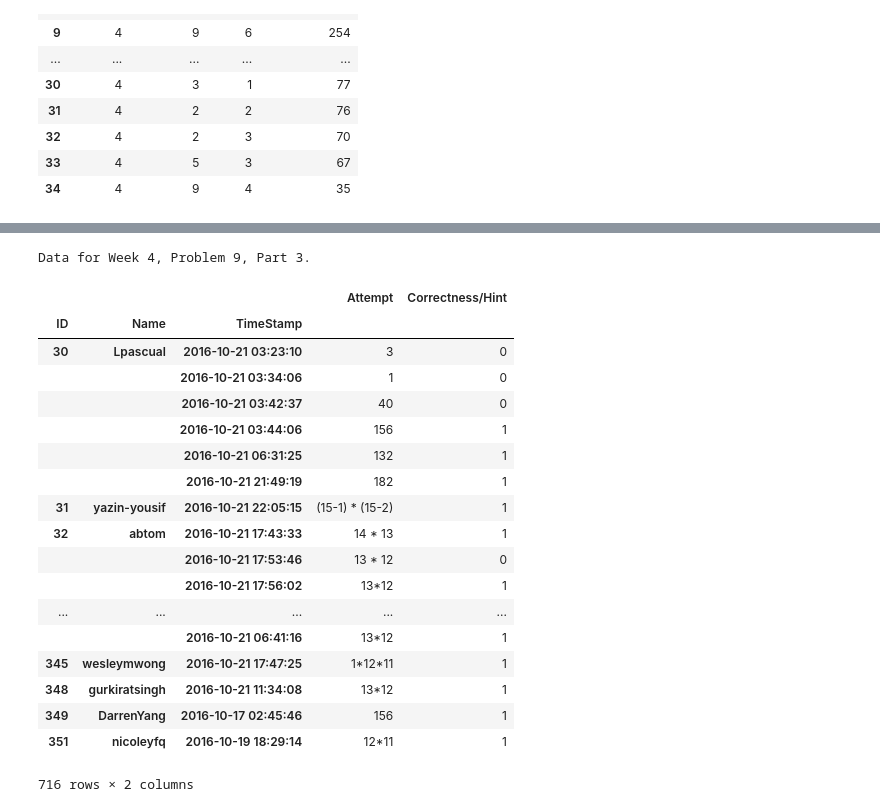
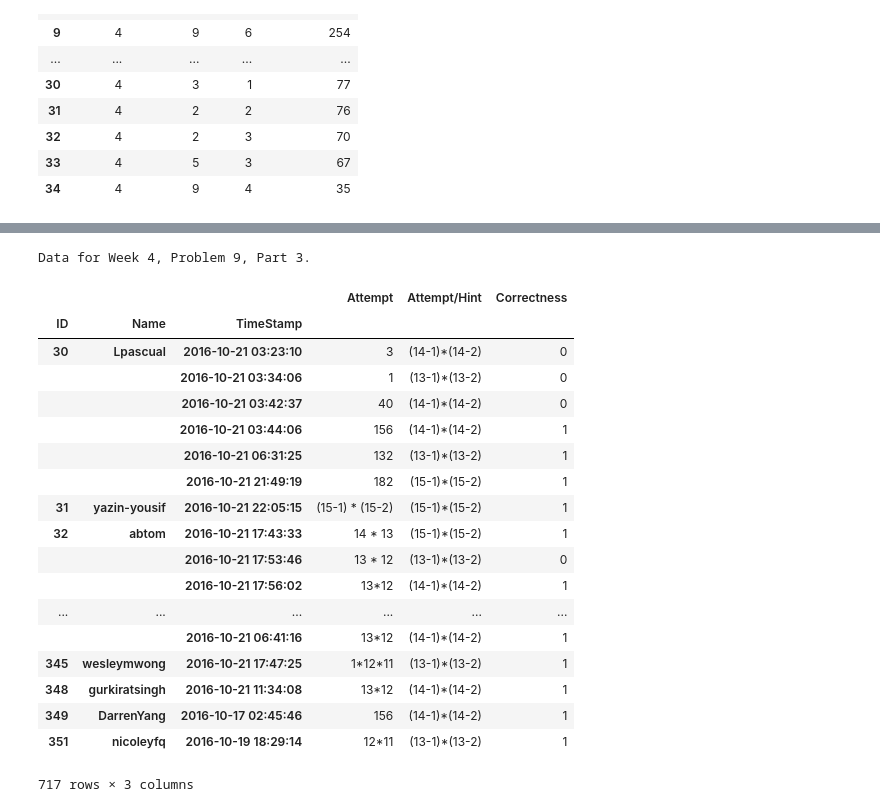
Before and after one commit to vrushalisamant/TA_repo, a Jupyter notebook: edX_data_notebook/Data_Analysis.py.ipynb, the cells around one changed output, grey strips where cells are left out. Saved outputs shown, nothing was run; the diff lists cells and outputs as text; code cells hidden in the pictures.

```diff
--- a/edX_data_notebook/Data_Analysis.py.ipynb
+++ b/edX_data_notebook/Data_Analysis.py.ipynb
@@ -10,7 +10,9 @@ attempt = {}
 for line in data:
     if line['timestamp'] == 'null':
         continue
-    answer = [line['timestamp'],line['attempt'],line['score']]
+    #if line['attempt'] == 'no attempt':
+    #    continue
+    answer = [line['timestamp'],line['attempt'],line['answer'], line['score']]
     key = (line['set_id'],line['problem_id'],line['part_id'])
     if key not in attempt:
         attempt[key] = {}
@@ -30,9 +32,9 @@ for problem in attempt:
         total_attempt_number = 0
         for student in attempt[problem]:
             for ans in attempt[problem][student]:
-                if ans[2] == '0':
+                if ans[3] == '0':
                     total_attempt_number += 1
-                elif ans[2] == '1' or ans[2] == '2':
+                elif ans[3] == '1' or ans[3] == '2':
                     break
         attempt_count_data.append([problem[0], problem[1], problem[2], str(total_attempt_number)])
 # %%
@@ -100,11 +102,12 @@ problem_id = 9
 ### If you want to see all parts of certain problem,  put part_usr = 0
 part_id = 3
 # %%
+### Run this to output the student attempts and answers.
 attempt_data = []
 ind0 = []
 ind1 = []
 ind2 = []
-col = ["Attempt", "Correctness/Hint"]
+col = ["Attempt", "Answer", "Correctness"]
 for problem in attempt:
     if (week_id != 0 and problem[0] != str(week_id)) or \
     (problem_id != 0 and problem[1] != str(problem_id)) or \
@@ -113,7 +116,7 @@ for problem in attempt:
     print "Data for Week {0}, Problem {1}, Part {2}.".format(problem[0], problem[1], problem[2])
     for student in sorted(attempt[problem],key=lambda x:int(x[0])):
         previous = []
-        for ans in attempt[problem][student]:
+        for ans in attempt[problem][student][:10]:
             if ans[1] == 'null' or ans[1] == '' or ans[2] == 'null':
                 continue
             if ans[1:] == previous:
@@ -150,4 +153,6 @@ Data for Week 4, Problem 9, Part 3.
 # %%
+### Run this to see students' answers with hints.
+
 #combine two dic
 hint_attempt = {}
 for problem in attempt:
@@ -160,50 +165,50 @@ for problem in attempt:
                     hint_attempt[problem][student].append(hint_content)
             hint_attempt[problem][student].sort()
 
 hint_attempt_data = []
 hint_ind0 = []
 hint_ind1 = []
 hint_ind2 = []
-col = ["Attempt", "Correctness/Hint"]
+col = ["Attempt", "Attempt/Hint", "Correctness"]
 for problem in hint_attempt:
     if (week_id != 0 and problem[0] != str(week_id)) or \
     (problem_id != 0 and problem[1] != str(problem_id)) or \
     (part_id != 0 and problem[2] != str(part_id)):
         continue
     print "Data for Week {0}, Problem {1}, Part {2}.".format(problem[0], problem[1], problem[2])
     for student in sorted(hint_attempt[problem], key=lambda x:int(x[0])):
         previous = []
         for ans in hint_attempt[problem][student]:
             if ans[1] == 'null' or ans[1] == '' or ans[2] == 'null':
                 continue
             if ans[1:] == previous:
                 continue
             hint_ind0.append(student[0])
             hint_ind1.append(student[1])
             hint_ind2.append(ans[0])
             hint_attempt_data.append(ans[1:])
             previous = ans[1:]
 ans_df = pd.DataFrame(hint_attempt_data, index = [hint_ind0, hint_ind1, hint_ind2], columns = col)
 ans_df.index.names = ['ID', 'Name','TimeStamp']
 ans_df
 # %% [output]
 Data for Week 4, Problem 9, Part 3.
-|  |  |  | Attempt | Correctness/Hint |
-| ID | Name | TimeStamp |  |  |
-| 30 | Lpascual | 2016-10-21 03:23:10 | 3 | 0 |
-|  |  | 2016-10-21 03:34:06 | 1 | 0 |
-|  |  | 2016-10-21 03:42:37 | 40 | 0 |
-|  |  | 2016-10-21 03:44:06 | 156 | 1 |
-|  |  | 2016-10-21 06:31:25 | 132 | 1 |
-|  |  | 2016-10-21 21:49:19 | 182 | 1 |
-| 31 | yazin-yousif | 2016-10-21 22:05:15 | (15-1) * (15-2) | 1 |
-| 32 | abtom | 2016-10-21 17:43:33 | 14 * 13 | 1 |
-|  |  | 2016-10-21 17:53:46 | 13 * 12 | 0 |
-|  |  | 2016-10-21 17:56:02 | 13*12 | 1 |
-| ... | ... | ... | ... | ... |
-|  |  | 2016-10-21 06:41:16 | 13*12 | 1 |
-| 345 | wesleymwong | 2016-10-21 17:47:25 | 1*12*11 | 1 |
-| 348 | gurkiratsingh | 2016-10-21 11:34:08 | 13*12 | 1 |
-| 349 | DarrenYang | 2016-10-17 02:45:46 | 156 | 1 |
-| 351 | nicoleyfq | 2016-10-19 18:29:14 | 12*11 | 1 |
+|  |  |  | Attempt | Attempt/Hint | Correctness |
+| ID | Name | TimeStamp |  |  |  |
+| 30 | Lpascual | 2016-10-21 03:23:10 | 3 | (14-1)*(14-2) | 0 |
+|  |  | 2016-10-21 03:34:06 | 1 | (13-1)*(13-2) | 0 |
+|  |  | 2016-10-21 03:42:37 | 40 | (14-1)*(14-2) | 0 |
+|  |  | 2016-10-21 03:44:06 | 156 | (14-1)*(14-2) | 1 |
+|  |  | 2016-10-21 06:31:25 | 132 | (13-1)*(13-2) | 1 |
+|  |  | 2016-10-21 21:49:19 | 182 | (15-1)*(15-2) | 1 |
+| 31 | yazin-yousif | 2016-10-21 22:05:15 | (15-1) * (15-2) | (15-1)*(15-2) | 1 |
+| 32 | abtom | 2016-10-21 17:43:33 | 14 * 13 | (15-1)*(15-2) | 1 |
+|  |  | 2016-10-21 17:53:46 | 13 * 12 | (13-1)*(13-2) | 0 |
+|  |  | 2016-10-21 17:56:02 | 13*12 | (14-1)*(14-2) | 1 |
+| ... | ... | ... | ... | ... | ... |
+|  |  | 2016-10-21 06:41:16 | 13*12 | (14-1)*(14-2) | 1 |
+| 345 | wesleymwong | 2016-10-21 17:47:25 | 1*12*11 | (13-1)*(13-2) | 1 |
+| 348 | gurkiratsingh | 2016-10-21 11:34:08 | 13*12 | (14-1)*(14-2) | 1 |
+| 349 | DarrenYang | 2016-10-17 02:45:46 | 156 | (14-1)*(14-2) | 1 |
+| 351 | nicoleyfq | 2016-10-19 18:29:14 | 12*11 | (13-1)*(13-2) | 1 |
-716 rows × 2 columns
+717 rows × 3 columns
```
Also changed, not shown: parts of 2 cells of this notebook, 2 other files.
